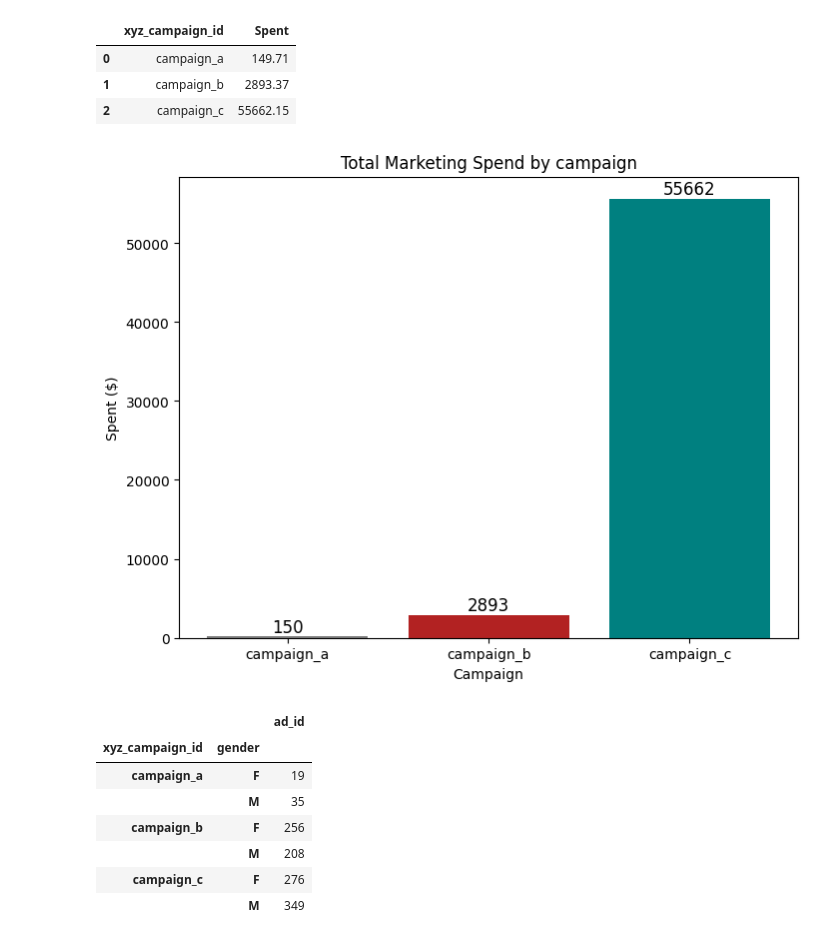
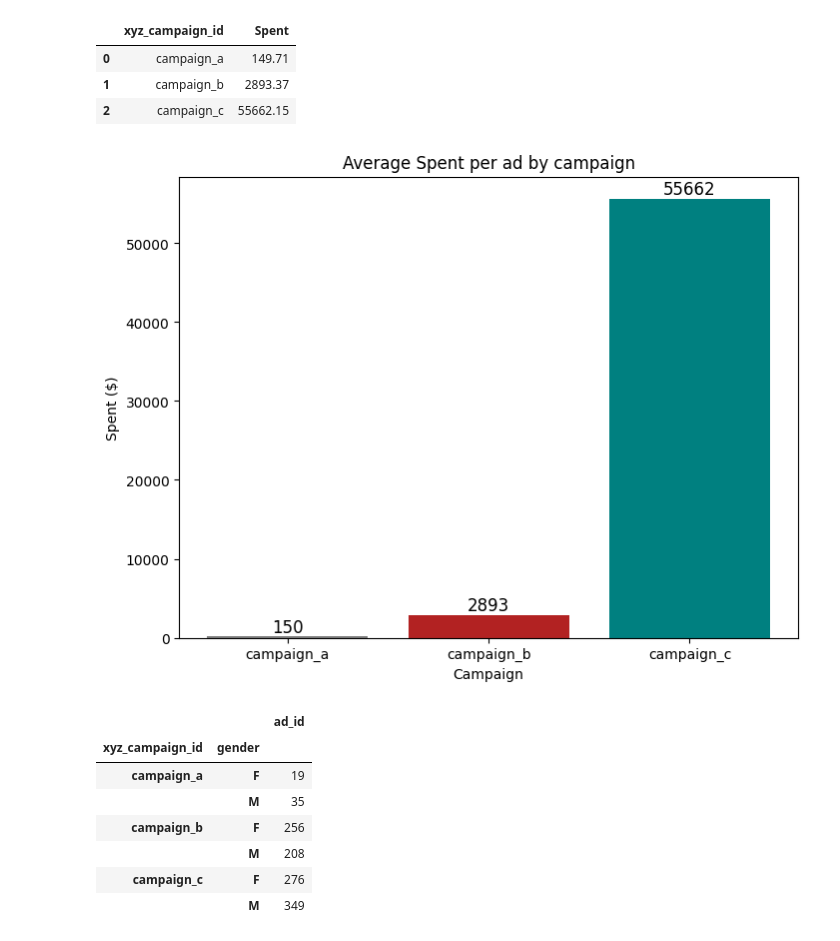
Before and after one commit to huongtran2104/Capstone-Project, a Jupyter notebook: Final_Project_Trần_Thị_Thu_Hương.ipynb, the cells around one changed output. Saved outputs shown, nothing was run; the diff lists cells and outputs as text; code cells hidden in the pictures.

```diff
--- a/Final_Project_Trần_Thị_Thu_Hương.ipynb
+++ b/Final_Project_Trần_Thị_Thu_Hương.ipynb
@@ -462,16 +462,16 @@ avg_spent_cpn
 # %%
 plt.figure(figsize=(8, 6))
 bar = plt.bar(avg_spent_cpn["xyz_campaign_id"], avg_spent_cpn["Spent"], color=['gray', 'firebrick', "teal"])
-plt.title('Total Marketing Spend by campaign')
+plt.title('Average Spent per ad by campaign')
 plt.xlabel('Campaign')
 plt.ylabel('Spent ($)')
 for bar in bar:
     plt.text(bar.get_x() + bar.get_width() / 2, bar.get_height(),
              f'{bar.get_height():.0f}', ha='center', va='bottom', fontsize=12)
 
 plt.show()
 # %% [output]
-[figure, old version]
+[figure, new version]
 # %%
 total_ad_by_gender_campaign = df.groupby(['xyz_campaign_id', 'gender']).agg({'ad_id': 'count'})
 total_ad_by_gender_campaign
```
Also changed, not shown: parts of 18 cells of this notebook.
